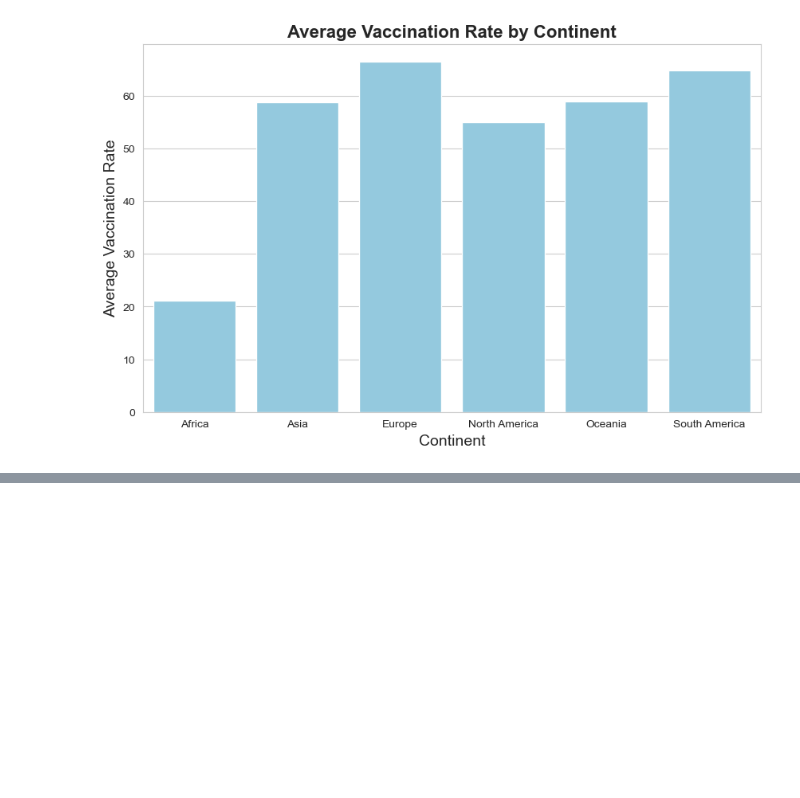
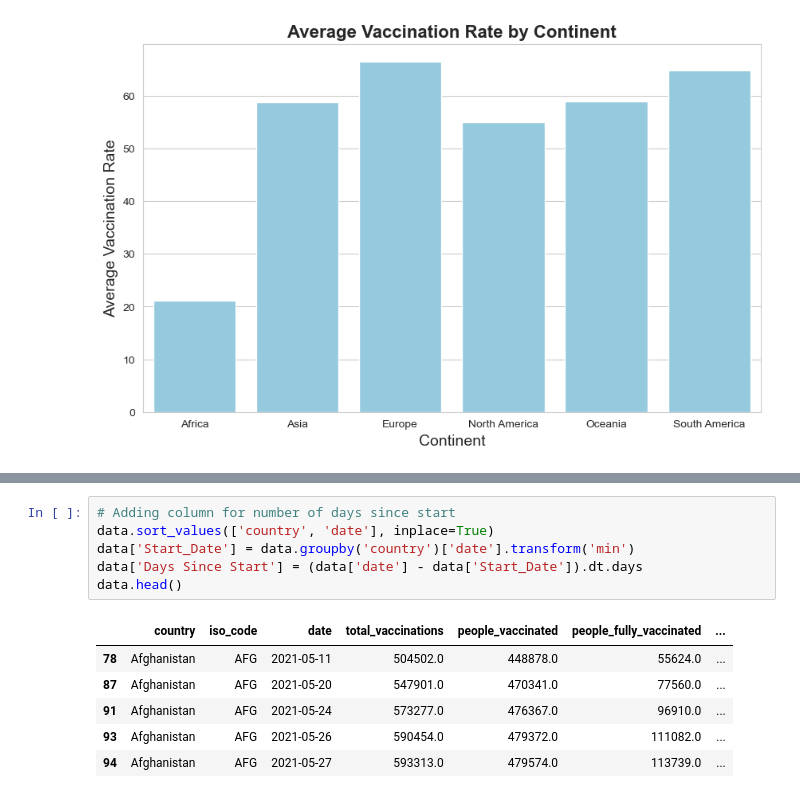
Before and after one commit to nishthaverma/covid-progress, a Jupyter notebook: analysis.ipynb, the cells around one changed output, grey strips where cells are left out. Cells and saved outputs as stored; diff of their text form; blank space fills up the shorter version.

```diff
--- a/analysis.ipynb
+++ b/analysis.ipynb
@@ -123,0 +225,13 @@ plt.show()
+# %%
+# Adding column for number of days since start
+data.sort_values(['country', 'date'], inplace=True)
+data['Start_Date'] = data.groupby('country')['date'].transform('min')
+data['Days Since Start'] = (data['date'] - data['Start_Date']).dt.days
+data.head()
+# %% [output]
+|  | country | iso_code | date | total_vaccinations | people_vaccinated | people_fully_vaccinated | ... |
+| 78 | Afghanistan | AFG | 2021-05-11 | 504502.0 | 448878.0 | 55624.0 | ... |
+| 87 | Afghanistan | AFG | 2021-05-20 | 547901.0 | 470341.0 | 77560.0 | ... |
+| 91 | Afghanistan | AFG | 2021-05-24 | 573277.0 | 476367.0 | 96910.0 | ... |
+| 93 | Afghanistan | AFG | 2021-05-26 | 590454.0 | 479372.0 | 111082.0 | ... |
+| 94 | Afghanistan | AFG | 2021-05-27 | 593313.0 | 479574.0 | 113739.0 | ... |
```
Also changed, not shown: parts of 10 cells of this notebook, 2 other files.
